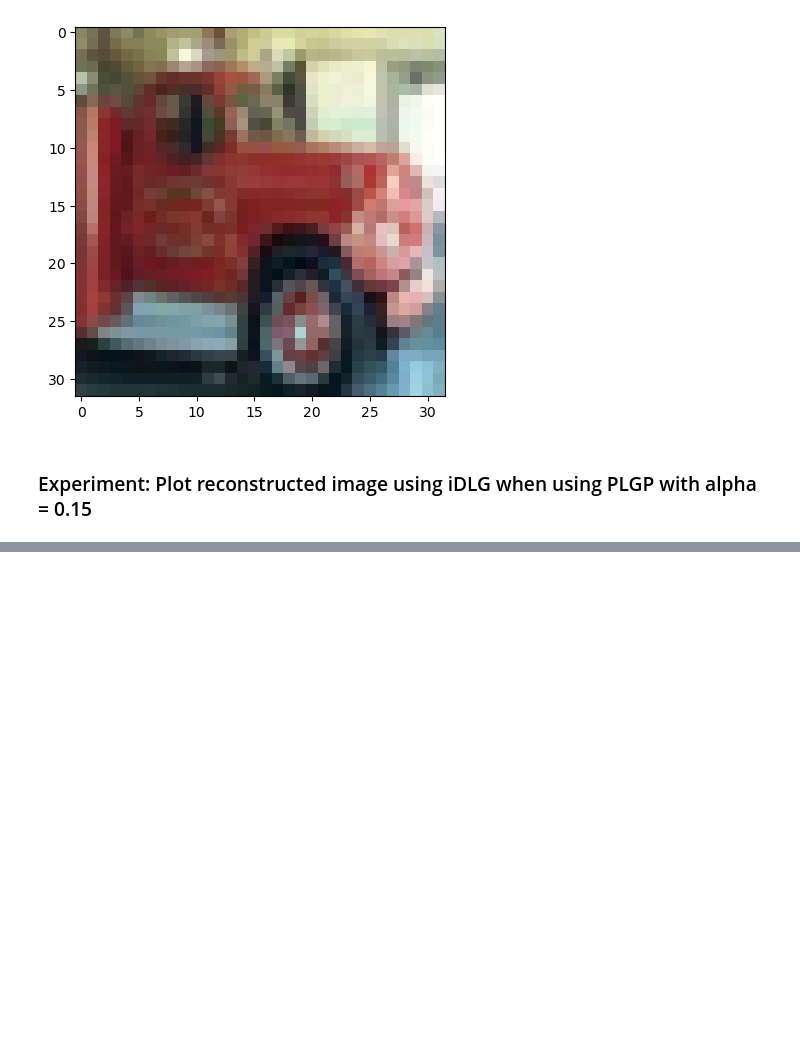
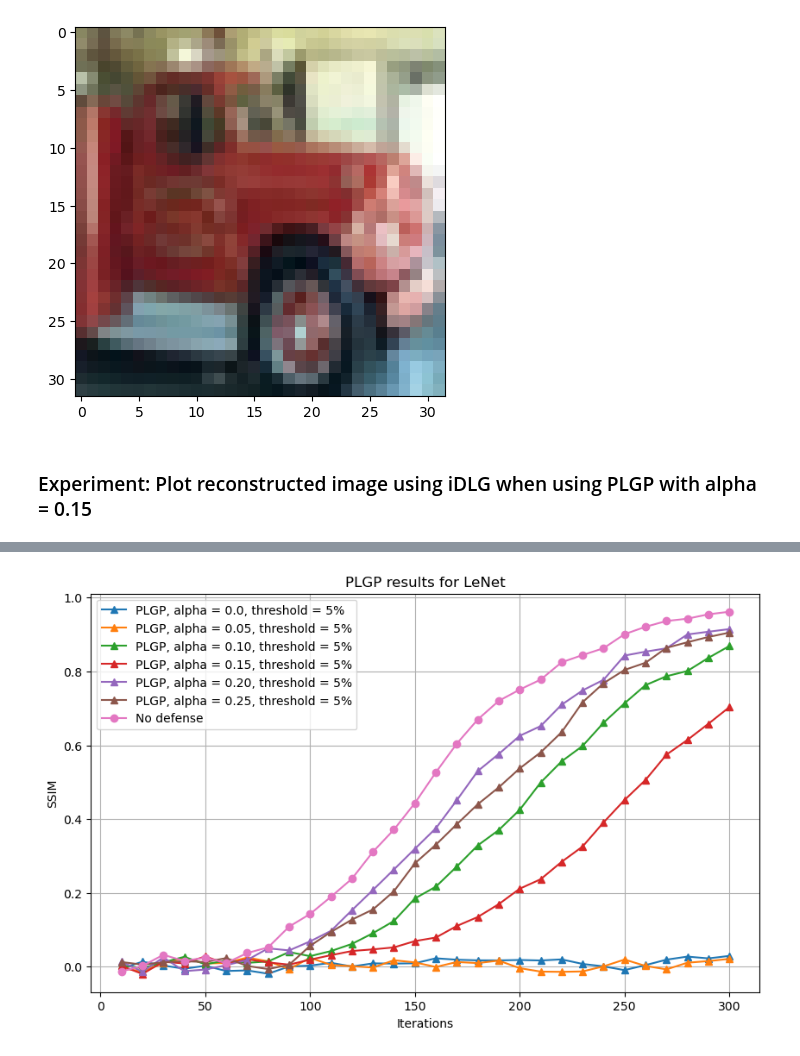
Before and after one commit to albert-moller/GradientPruningInFL, a Jupyter notebook: single_image_idlg_experiment.ipynb, the cells around one changed output, grey strips where cells are left out. Saved outputs shown, nothing was run; the diff lists cells and outputs as text; code cells hidden in the pictures; blank space fills up the shorter version.

```diff
--- a/single_image_idlg_experiment.ipynb
+++ b/single_image_idlg_experiment.ipynb
@@ -224,3 +219,26 @@ plt.show()
+# %%
+iterations = np.arange(10, 310, 10)
+
+plt.figure(figsize=(10, 6))
+
+# Plotting for each specified value
+plt.plot(iterations, ssim_vals_0_0_0, '^-', label='PLGP, alpha = 0.0, threshold = 5%')
+plt.plot(iterations, ssim_vals_0_0_5, '^-', label='PLGP, alpha = 0.05, threshold = 5%')
+plt.plot(iterations, ssim_vals_0_1_0, '^-', label='PLGP, alpha = 0.10, threshold = 5%')
+plt.plot(iterations, ssim_vals_0_1_5, '^-', label='PLGP, alpha = 0.15, threshold = 5%')
+plt.plot(iterations, ssim_vals_0_2_0, '^-', label='PLGP, alpha = 0.20, threshold = 5%')
+plt.plot(iterations, ssim_vals_0_2_5, '^-', label='PLGP, alpha = 0.25, threshold = 5%')
+
+plt.plot(iterations, ssim_vals_baseline, 'o-', label = 'No defense')
+
+plt.xlabel('Iterations')
+plt.ylabel('SSIM')
+plt.title('PLGP results for LeNet')
+plt.legend()
+plt.grid(True)
+plt.show()
+# %% [output]
+[figure, added]
 # %%
 def tensor_to_np(tensor):
     if tensor.dim() == 4 and tensor.shape[0] == 1:
```
Also changed, not shown: parts of 5 cells of this notebook.
